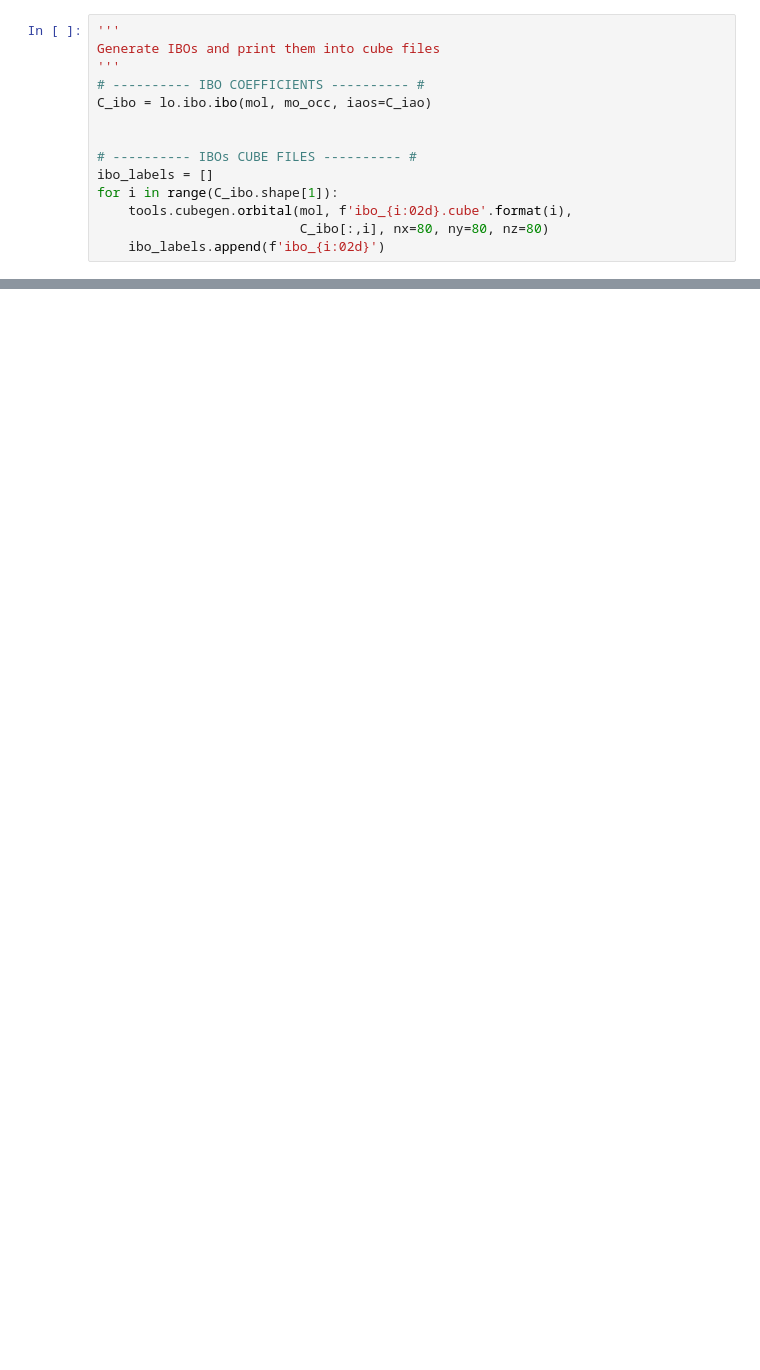
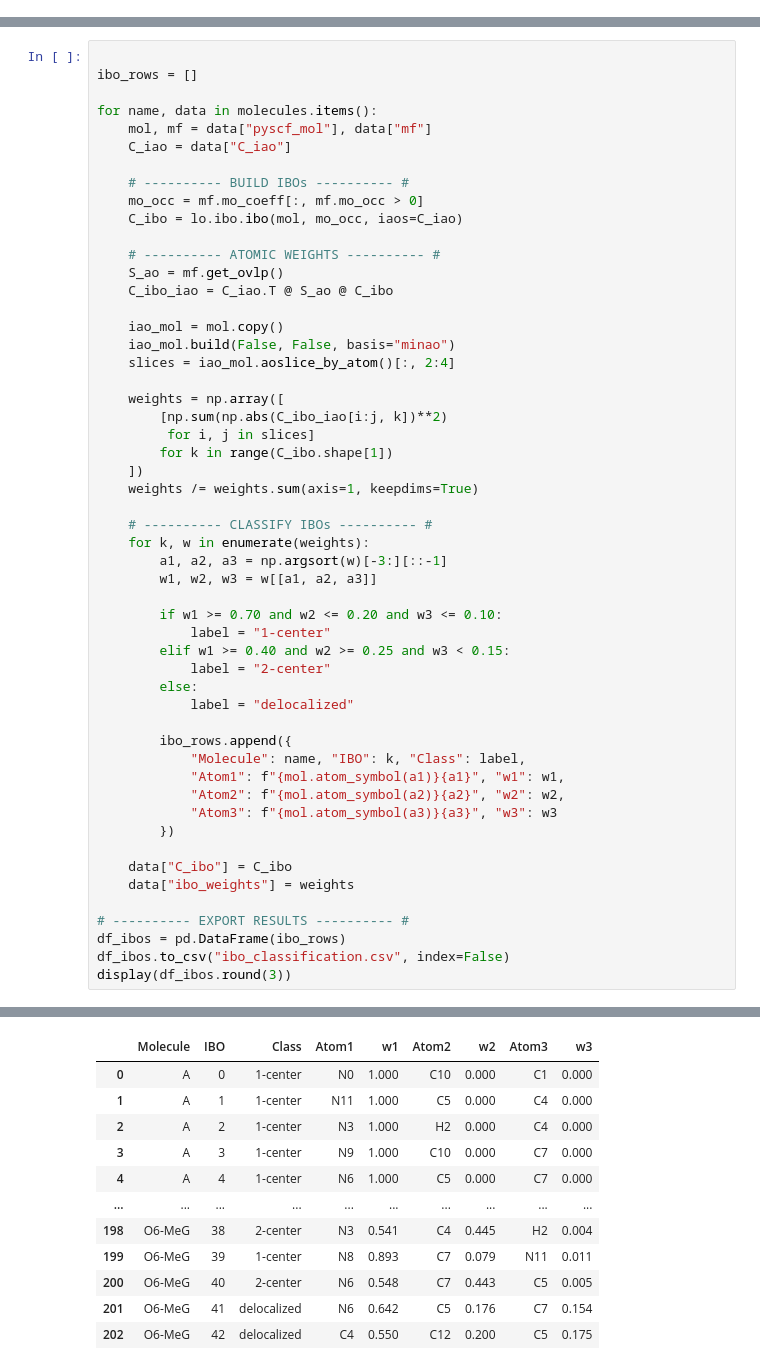
Before and after one commit to MariiaIvonina/Orbitals-transformation-in-QC, a Jupyter notebook: pyscf_orbital_analysis.ipynb, the cells around one changed output, grey strips where cells are left out. Cells and saved outputs as stored; diff of their text form; blank space fills up the shorter version.

Commit message:
Update orbital analysis workflow and documentation

```diff
--- a/pyscf_orbital_analysis.ipynb
+++ b/pyscf_orbital_analysis.ipynb
@@ -407,14 +232,0 @@ df_bonds.style.hide()
-# %%
-'''
-Generate IBOs and print them into cube files
-'''
-# ---------- IBO COEFFICIENTS ---------- #
-C_ibo = lo.ibo.ibo(mol, mo_occ, iaos=C_iao)
-
-
-# ---------- IBOs CUBE FILES ---------- #
-ibo_labels = []
-for i in range(C_ibo.shape[1]):
-    tools.cubegen.orbital(mol, f'ibo_{i:02d}.cube'.format(i),
-                          C_ibo[:,i], nx=80, ny=80, nz=80)
-    ibo_labels.append(f'ibo_{i:02d}')
@@ -482,0 +233,54 @@ df_ibos.round(5).style.hide()
+# %%
+
+ibo_rows = []
+
+for name, data in molecules.items():
+    mol, mf = data["pyscf_mol"], data["mf"]
+    C_iao = data["C_iao"]
+
+    # ---------- BUILD IBOs ---------- #
+    mo_occ = mf.mo_coeff[:, mf.mo_occ > 0]
+    C_ibo = lo.ibo.ibo(mol, mo_occ, iaos=C_iao)
+
+    # ---------- ATOMIC WEIGHTS ---------- #
+    S_ao = mf.get_ovlp()
+    C_ibo_iao = C_iao.T @ S_ao @ C_ibo
+
+    iao_mol = mol.copy()
+    iao_mol.build(False, False, basis="minao")
+    slices = iao_mol.aoslice_by_atom()[:, 2:4]
+
+    weights = np.array([
+        [np.sum(np.abs(C_ibo_iao[i:j, k])**2)
+         for i, j in slices]
+        for k in range(C_ibo.shape[1])
+    ])
+    weights /= weights.sum(axis=1, keepdims=True)
+
+    # ---------- CLASSIFY IBOs ---------- #
+    for k, w in enumerate(weights):
+        a1, a2, a3 = np.argsort(w)[-3:][::-1]
+        w1, w2, w3 = w[[a1, a2, a3]]
+
+        if w1 >= 0.70 and w2 <= 0.20 and w3 <= 0.10:
+            label = "1-center"
+        elif w1 >= 0.40 and w2 >= 0.25 and w3 < 0.15:
+            label = "2-center"
+        else:
+            label = "delocalized"
+
+        ibo_rows.append({
+            "Molecule": name, "IBO": k, "Class": label,
+            "Atom1": f"{mol.atom_symbol(a1)}{a1}", "w1": w1,
+            "Atom2": f"{mol.atom_symbol(a2)}{a2}", "w2": w2,
+            "Atom3": f"{mol.atom_symbol(a3)}{a3}", "w3": w3
+        })
+
+    data["C_ibo"] = C_ibo
+    data["ibo_weights"] = weights
+
+# ---------- EXPORT RESULTS ---------- #
+df_ibos = pd.DataFrame(ibo_rows)
+df_ibos.to_csv("ibo_classification.csv", index=False)
+display(df_ibos.round(3))
+# %% [output]
@@ -482,0 +292,12 @@ df_ibos.round(5).style.hide()
+|  | Molecule | IBO | Class | Atom1 | w1 | Atom2 | w2 | Atom3 | w3 |
+| 0 | A | 0 | 1-center | N0 | 1.000 | C10 | 0.000 | C1 | 0.000 |
+| 1 | A | 1 | 1-center | N11 | 1.000 | C5 | 0.000 | C4 | 0.000 |
+| 2 | A | 2 | 1-center | N3 | 1.000 | H2 | 0.000 | C4 | 0.000 |
+| 3 | A | 3 | 1-center | N9 | 1.000 | C10 | 0.000 | C7 | 0.000 |
+| 4 | A | 4 | 1-center | N6 | 1.000 | C5 | 0.000 | C7 | 0.000 |
+| ... | ... | ... | ... | ... | ... | ... | ... | ... | ... |
+| 198 | O6-MeG | 38 | 2-center | N3 | 0.541 | C4 | 0.445 | H2 | 0.004 |
+| 199 | O6-MeG | 39 | 1-center | N8 | 0.893 | C7 | 0.079 | N11 | 0.011 |
+| 200 | O6-MeG | 40 | 2-center | N6 | 0.548 | C7 | 0.443 | C5 | 0.005 |
+| 201 | O6-MeG | 41 | delocalized | N6 | 0.642 | C5 | 0.176 | C7 | 0.154 |
+| 202 | O6-MeG | 42 | delocalized | C4 | 0.550 | C12 | 0.200 | C5 | 0.175 |
```
Also changed, not shown: parts of 27 cells of this notebook, 12 other files.
